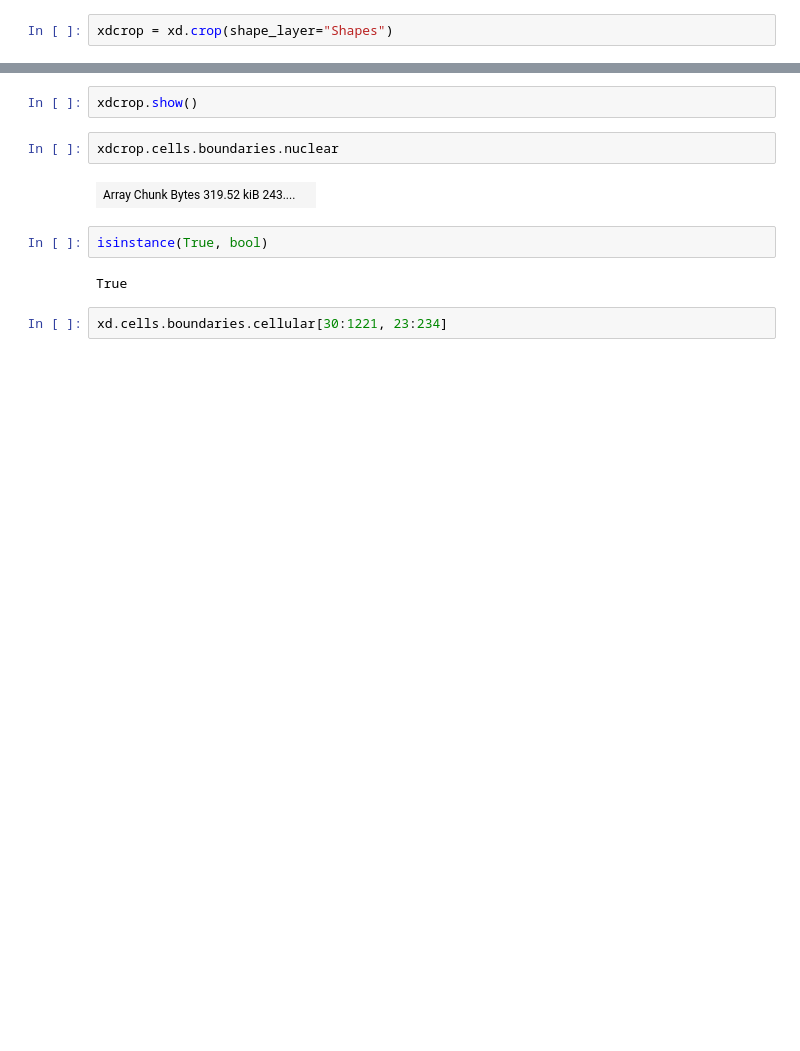
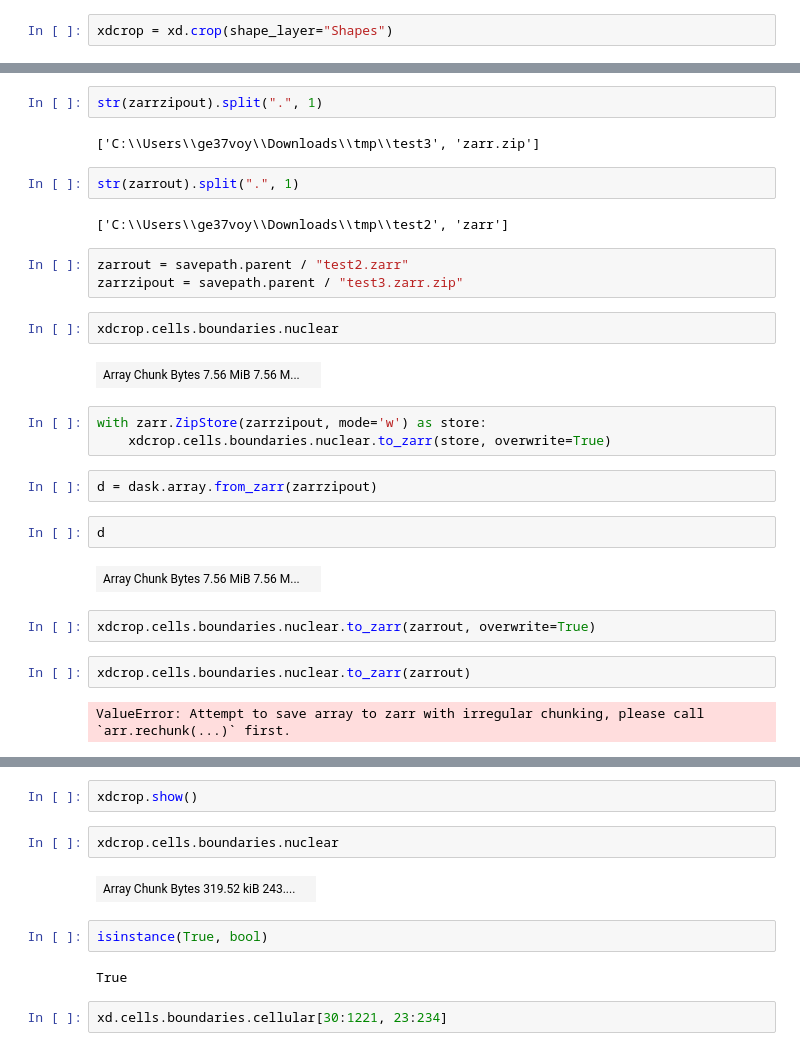
Before and after one commit to b-lemke98/InSituPy-1, a Jupyter notebook: notebooks/dev/read_boundaries_as_mask.ipynb, the cells around one changed output, grey strips where cells are left out. Drawn from its saved outputs; the diff is of its cells as text; blank space fills up the shorter version.

Commit message:
implement saving/reading with new boundaries format

```diff
--- a/notebooks/dev/read_boundaries_as_mask.ipynb
+++ b/notebooks/dev/read_boundaries_as_mask.ipynb
@@ -55,3 +108,33 @@ Metadata file:  experiment_modified.xenium
+# %%
+str(zarrzipout).split(".", 1)
+# %% [output]
+['C:\\Users\\ge37voy\\Downloads\\tmp\\test3', 'zarr.zip']
+# %%
+str(zarrout).split(".", 1)
+# %% [output]
+['C:\\Users\\ge37voy\\Downloads\\tmp\\test2', 'zarr']
+# %%
+zarrout = savepath.parent / "test2.zarr"
+zarrzipout = savepath.parent / "test3.zarr.zip"
+# %%
+xdcrop.cells.boundaries.nuclear
+# %% [output]
+| Array Chunk Bytes 7.56 MiB 7.56 M... |  |
+# %%
+with zarr.ZipStore(zarrzipout, mode='w') as store:
+    xdcrop.cells.boundaries.nuclear.to_zarr(store, overwrite=True)
+# %%
+d = dask.array.from_zarr(zarrzipout)
+# %%
+d
+# %% [output]
+| Array Chunk Bytes 7.56 MiB 7.56 M... |  |
+# %%
+xdcrop.cells.boundaries.nuclear.to_zarr(zarrout, overwrite=True)
+# %%
+xdcrop.cells.boundaries.nuclear.to_zarr(zarrout)
+# %% [output]
+ValueError: Attempt to save array to zarr with irregular chunking, please call `arr.rechunk(...)` first.
 # %%
 xdcrop.cells.boundaries.cellular
 # %% [output]
```
Also changed, not shown: parts of 14 cells of this notebook, 2 other files.
